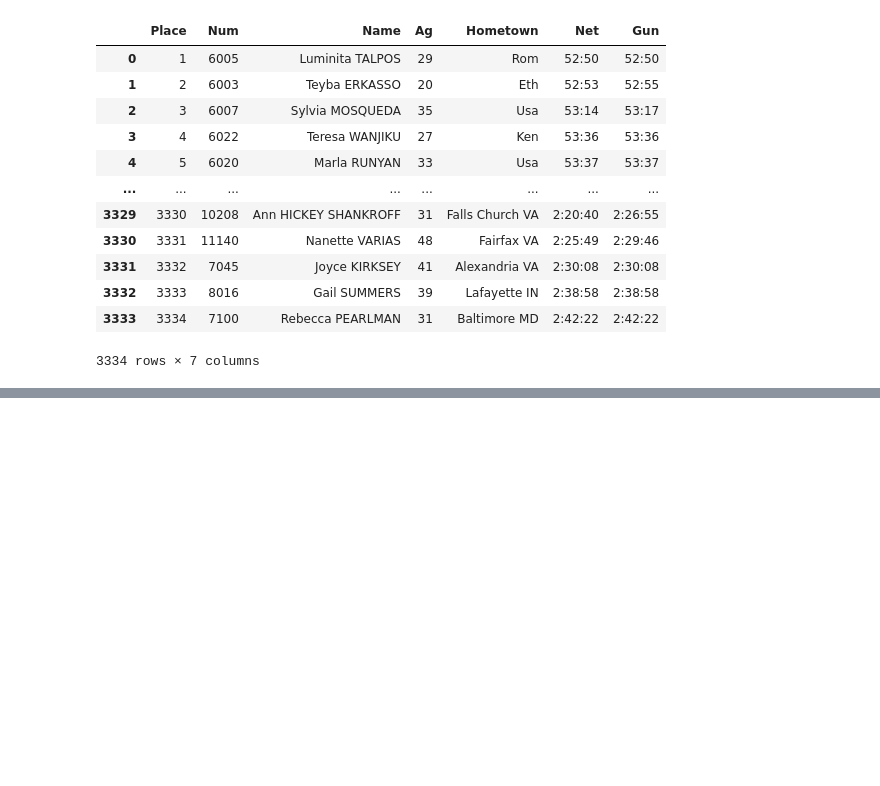
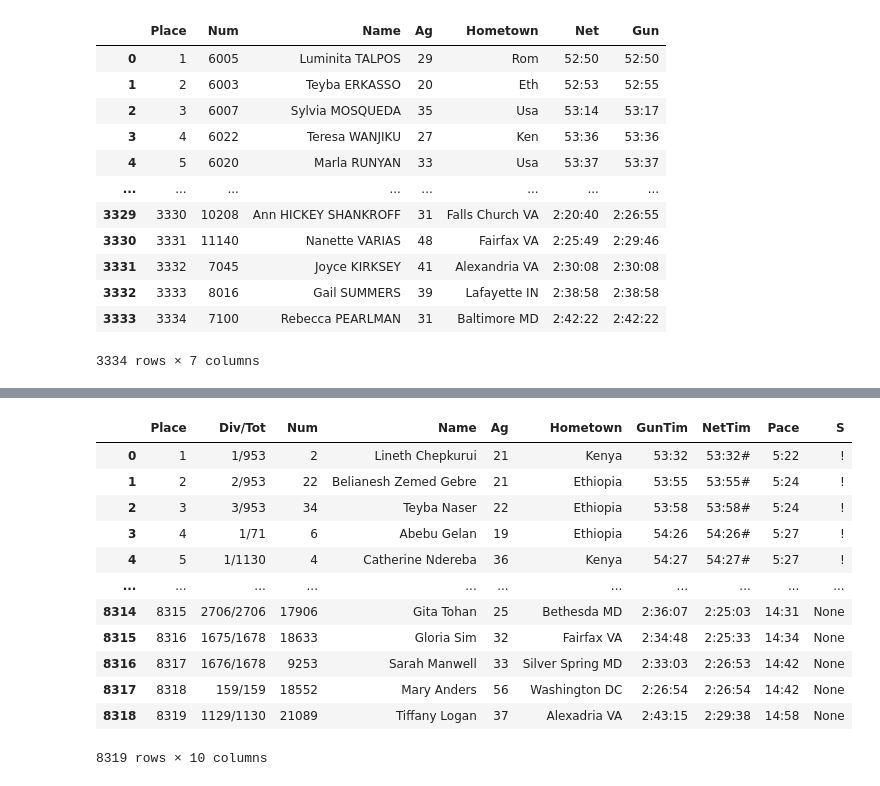
Before and after one commit to mjwolfe91/QTW-CaseStudy2, a Jupyter notebook: QTW_CaseStudy2.ipynb, the cells around one changed output, grey strips where cells are left out. Drawn from its saved outputs; the diff is of its cells as text; code cells hidden in the pictures; blank space fills up the shorter version.

```diff
--- a/QTW_CaseStudy2.ipynb
+++ b/QTW_CaseStudy2.ipynb
@@ -407,0 +519,36 @@ f2002
+# %%
+def scrape_2009(URL):
+    response = urllib.request.urlopen(URL)
+    html = response.read()
+    soup = BeautifulSoup(html, "lxml")
+    table = soup.find("pre").find(text=True)
+    raw_rows = [x.strip() for x in table.split('\n')]
+    table_cols = raw_rows[6].split()
+    table_cols[1] = table_cols[1] + table_cols[2]
+    table_cols[8] = table_cols[7] + table_cols[8]
+    table_cols[9] = table_cols[9] + table_cols[10]
+    table_cols.remove("/Tot")
+    table_cols.remove("Gun")
+    table_cols.remove("Tim")
+    parsed_rows = []
+    for row in raw_rows[8:len(raw_rows[8:])+1]:
+        parsed_rows.append(re.split(r'\s{2,}|(?<=[0-9])\s', row))
+    df = pd.DataFrame(parsed_rows, columns = table_cols)
+    return df
+
+f2009 = scrape_2009(f_urls[10])
+f2009
+# %% [output]
+|  | Place | Div/Tot | Num | Name | Ag | Hometown | GunTim | NetTim | Pace | S |
+| 0 | 1 | 1/953 | 2 | Lineth Chepkurui | 21 | Kenya | 53:32 | 53:32# | 5:22 | ! |
+| 1 | 2 | 2/953 | 22 | Belianesh Zemed Gebre | 21 | Ethiopia | 53:55 | 53:55# | 5:24 | ! |
+| 2 | 3 | 3/953 | 34 | Teyba Naser | 22 | Ethiopia | 53:58 | 53:58# | 5:24 | ! |
+| 3 | 4 | 1/71 | 6 | Abebu Gelan | 19 | Ethiopia | 54:26 | 54:26# | 5:27 | ! |
+| 4 | 5 | 1/1130 | 4 | Catherine Ndereba | 36 | Kenya | 54:27 | 54:27# | 5:27 | ! |
+| ... | ... | ... | ... | ... | ... | ... | ... | ... | ... | ... |
+| 8314 | 8315 | 2706/2706 | 17906 | Gita Tohan | 25 | Bethesda MD | 2:36:07 | 2:25:03 | 14:31 | None |
+| 8315 | 8316 | 1675/1678 | 18633 | Gloria Sim | 32 | Fairfax VA | 2:34:48 | 2:25:33 | 14:34 | None |
+| 8316 | 8317 | 1676/1678 | 9253 | Sarah Manwell | 33 | Silver Spring MD | 2:33:03 | 2:26:53 | 14:42 | None |
+| 8317 | 8318 | 159/159 | 18552 | Mary Anders | 56 | Washington DC | 2:26:54 | 2:26:54 | 14:42 | None |
+| 8318 | 8319 | 1129/1130 | 21089 | Tiffany Logan | 37 | Alexadria VA | 2:43:15 | 2:29:38 | 14:58 | None |
+8319 rows × 10 columns
```
Also changed, not shown: parts of 13 cells of this notebook.
